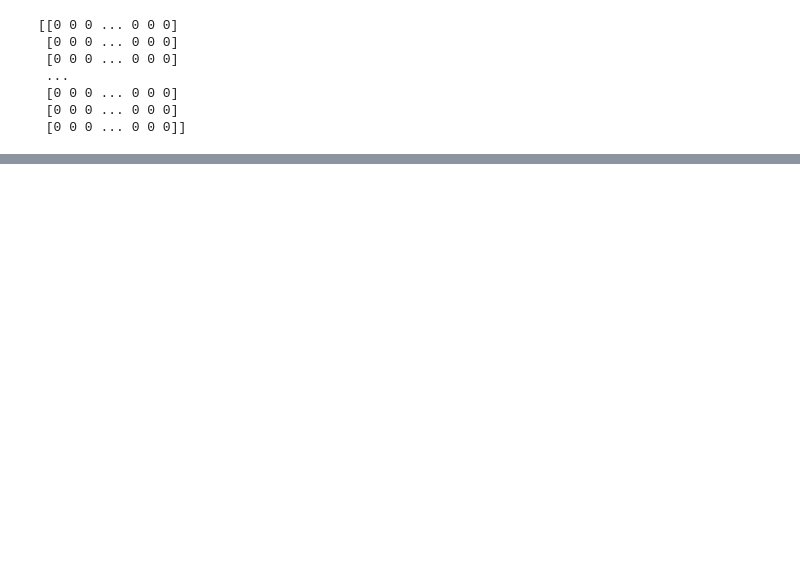
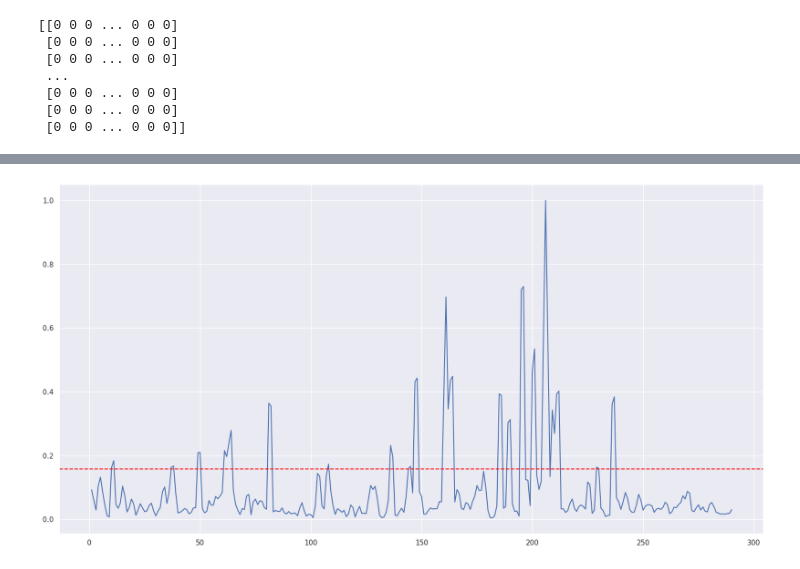
Before and after one commit to hcmus-thesis-gulu/human-centric-evaluation, a Jupyter notebook: [Thesis]_Testbed.ipynb, the cells around one changed output, grey strips where cells are left out. Saved outputs shown, nothing was run; the diff lists cells and outputs as text; code cells hidden in the pictures; blank space fills up the shorter version.

```diff
--- a/[Thesis]_Testbed.ipynb
+++ b/[Thesis]_Testbed.ipynb
@@ -376,0 +439,8 @@ sns.scatterplot(x = scaled_plot_embeddings[cidx, 0], y = scaled_plot_embeddings[
+# %%
+sns.lineplot(x = cmp_idxs,
+             y = norm_reduced_scaled_dist)
+plt.axhline(y=norm_reduced_scaled_cutoff,
+            linestyle='--', color='red')
+sns.set(rc={'figure.figsize':(20, 10)})
+# %% [output]
+[figure, added]
```
Also changed, not shown: parts of 83 cells of this notebook, 2 other files.
